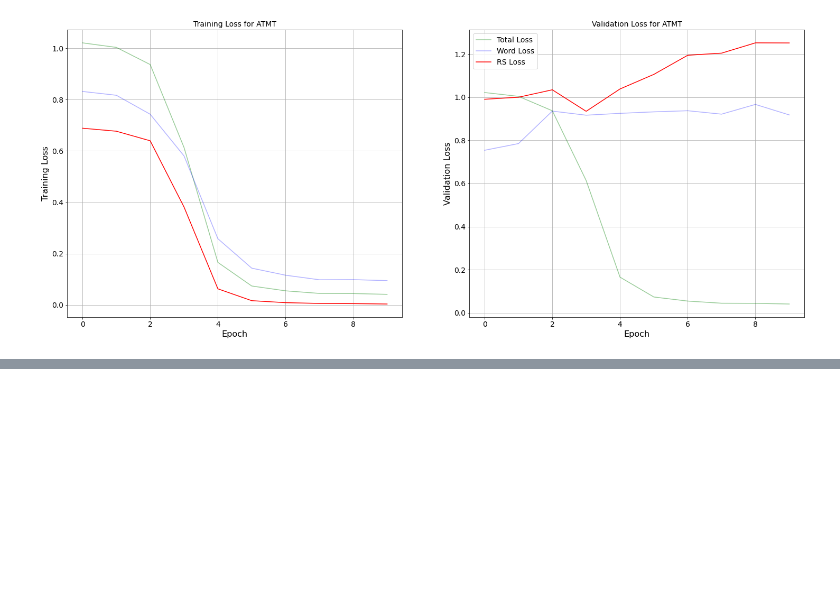
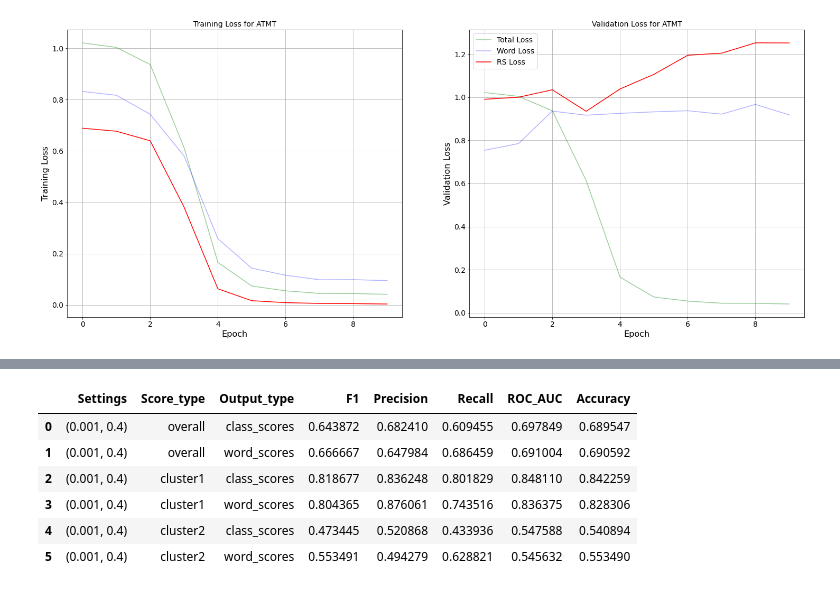
Before and after one commit to karthikshivaram24/Combatting-partisan-homogenization, a Jupyter notebook: model_tester.ipynb, the cells around one changed output, grey strips where cells are left out. Saved outputs shown, nothing was run; the diff lists cells and outputs as text; code cells hidden in the pictures; blank space fills up the shorter version.

```diff
--- a/model_tester.ipynb
+++ b/model_tester.ipynb
@@ -1277,0 +1305,10 @@ plot_epoch_loss_multi(losses_train[(0.001,0.4)])
+# %%
+print_res(metrics_test)
+# %% [output]
+|  | Settings | Score_type | Output_type | F1 | Precision | Recall | ROC_AUC | Accuracy |
+| 0 | (0.001, 0.4) | overall | class_scores | 0.643872 | 0.682410 | 0.609455 | 0.697849 | 0.689547 |
+| 1 | (0.001, 0.4) | overall | word_scores | 0.666667 | 0.647984 | 0.686459 | 0.691004 | 0.690592 |
+| 2 | (0.001, 0.4) | cluster1 | class_scores | 0.818677 | 0.836248 | 0.801829 | 0.848110 | 0.842259 |
+| 3 | (0.001, 0.4) | cluster1 | word_scores | 0.804365 | 0.876061 | 0.743516 | 0.836375 | 0.828306 |
+| 4 | (0.001, 0.4) | cluster2 | class_scores | 0.473445 | 0.520868 | 0.433936 | 0.547588 | 0.540894 |
+| 5 | (0.001, 0.4) | cluster2 | word_scores | 0.553491 | 0.494279 | 0.628821 | 0.545632 | 0.553490 |
```
Also changed, not shown: parts of 36 cells of this notebook, 1 other file.
